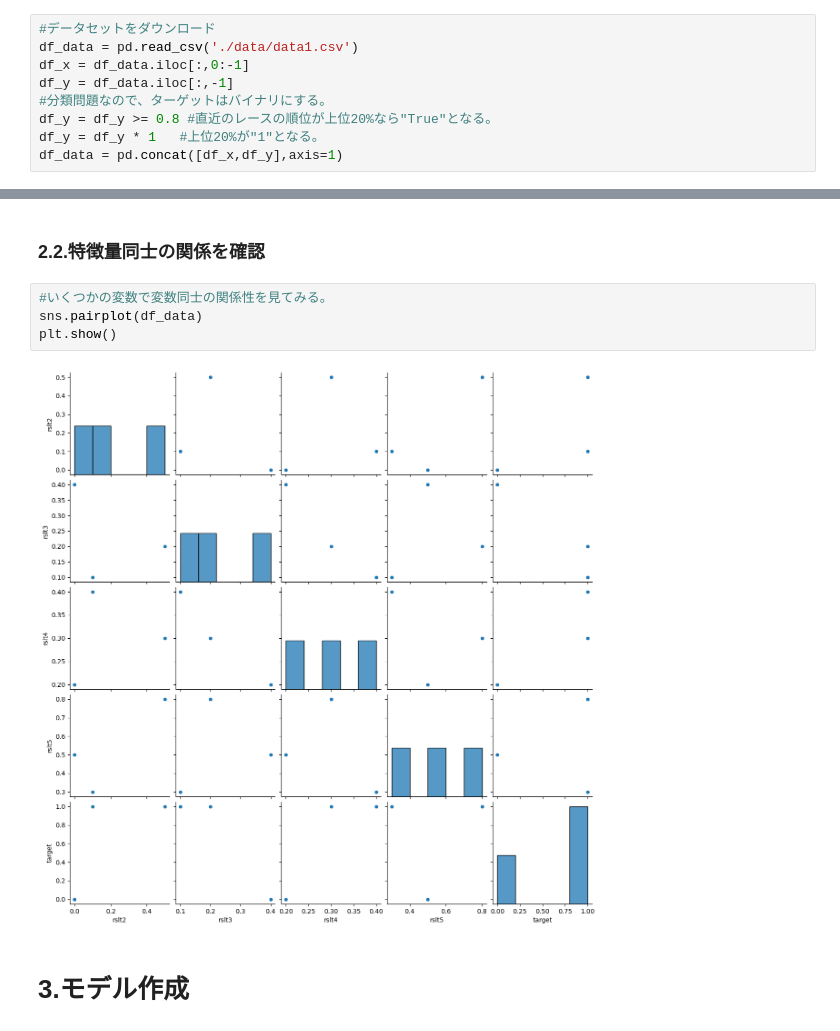
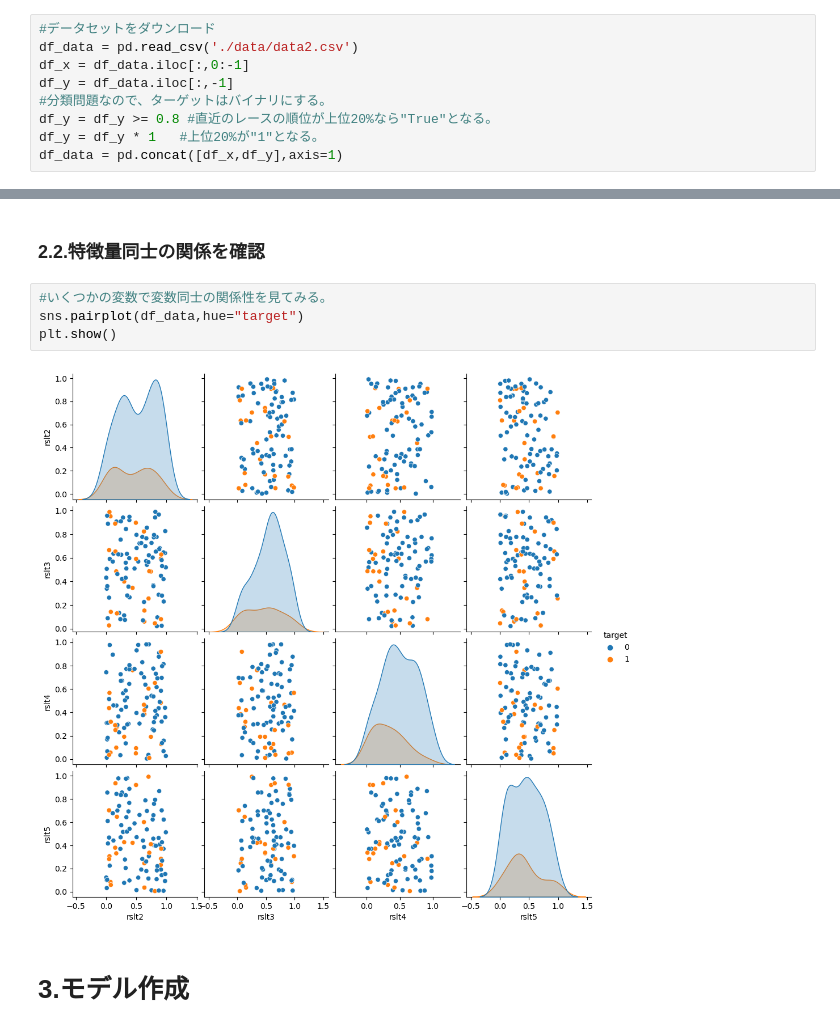
Before and after one commit to dhulpad/repository2, a Jupyter notebook: test.ipynb, the cells around one changed output, grey strips where cells are left out. Saved outputs shown, nothing was run; the diff lists cells and outputs as text.

Commit message:
change csv data

```diff
--- a/test.ipynb
+++ b/test.ipynb
@@ -22,7 +22,7 @@ from sklearn.metrics import roc_auc_score
 ### 1.2.データセットのダウンロード
 # %%
 #データセットをダウンロード
-df_data = pd.read_csv('./data/data1.csv')
+df_data = pd.read_csv('./data/data2.csv')
 df_x = df_data.iloc[:,0:-1]
 df_y = df_data.iloc[:,-1]
 #分類問題なので、ターゲットはバイナリにする。
@@ -50,10 +64,10 @@ Name: target, dtype: int32
 ### 2.2.特徴量同士の関係を確認
 # %%
 #いくつかの変数で変数同士の関係性を見てみる。
-sns.pairplot(df_data)
+sns.pairplot(df_data,hue="target")
 plt.show()
 # %% [output]
-[figure, old version]
+[figure, new version]
 # %% [markdown]
 # 3.モデル作成
 # %%
```
Also changed, not shown: parts of 6 cells of this notebook, 1 other file.
